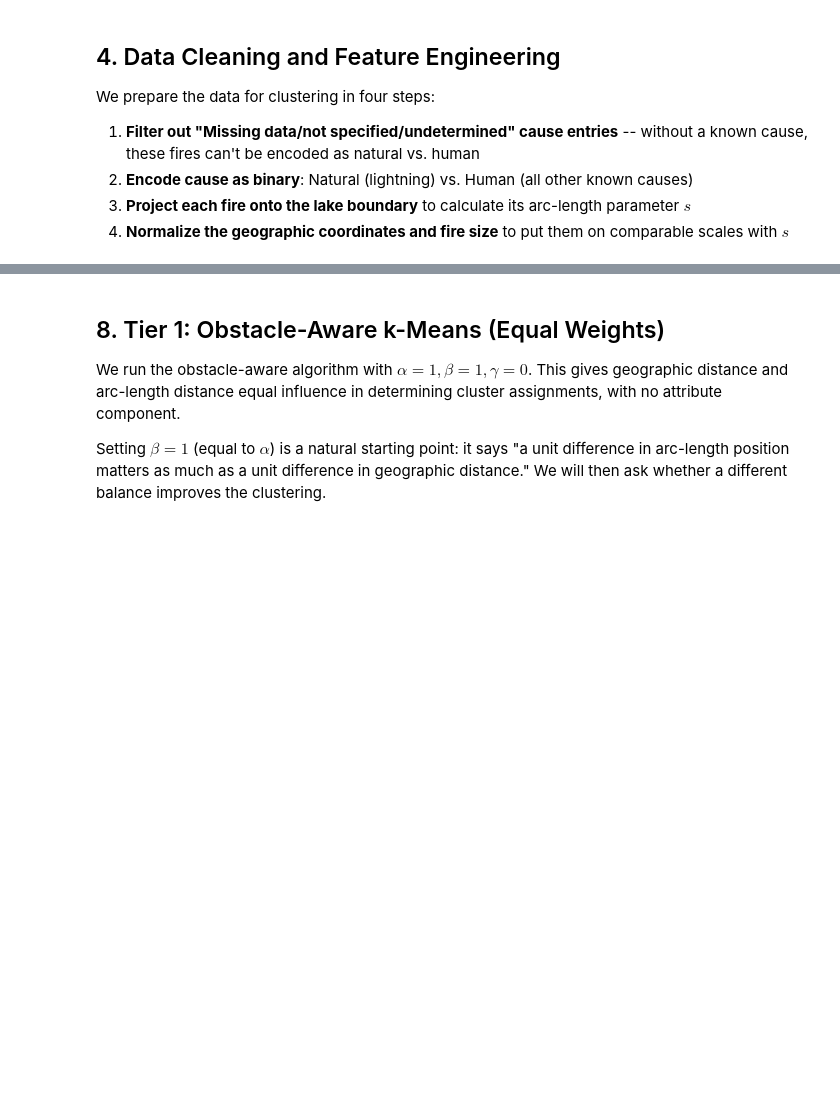
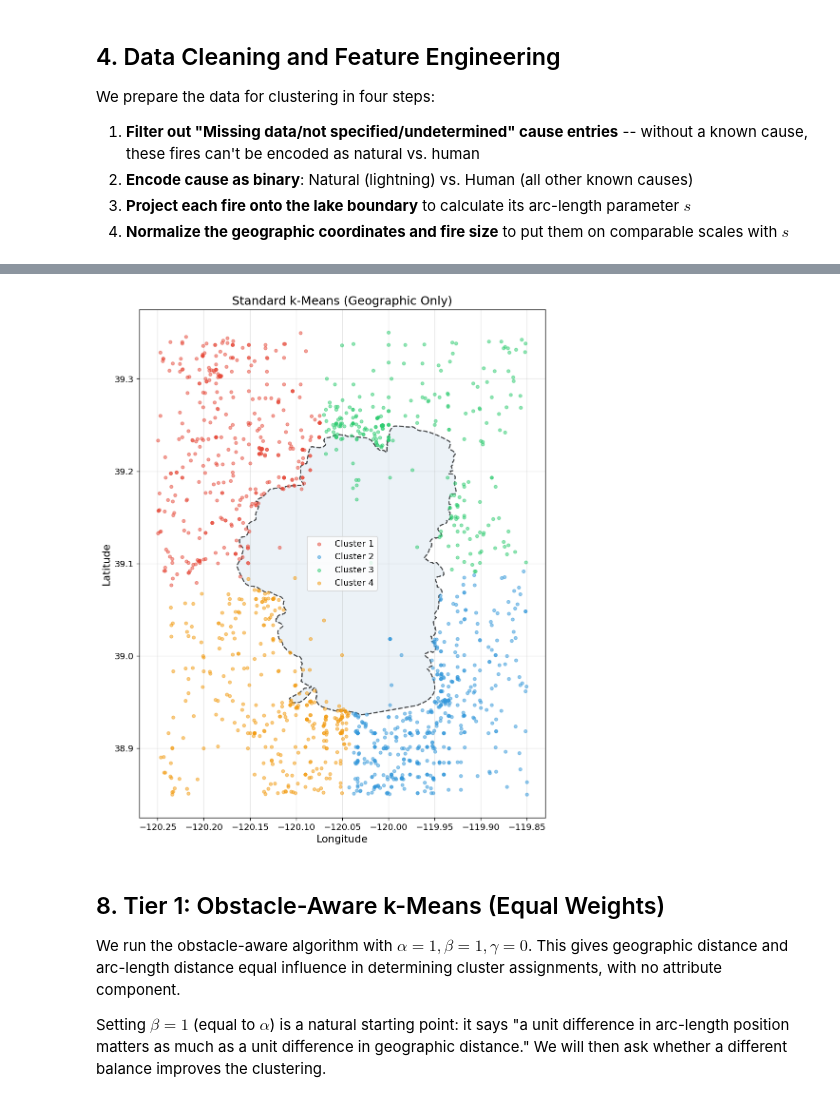
Before and after one commit to Michele-75/obstacle-aware-clustering, a Jupyter notebook: notebooks/03_clustering_wildfires.ipynb, the cells around one changed output, grey strips where cells are left out. Cells and saved outputs as stored; diff of their text form; code cells hidden in the pictures; blank space fills up the shorter version.

```diff
--- a/notebooks/03_clustering_wildfires.ipynb
+++ b/notebooks/03_clustering_wildfires.ipynb
@@ -75,10 +75,19 @@ from obstacle_clustering import (
 from obstacle_clustering.optimization import objective_function
 
 # --- Plot style ---
-plt.rcParams.update({'figure.dpi': 120, 'font.size': 11})
+plt.rcParams.update({
+    'figure.dpi': 120,
+    'font.size': 13,           # base size — affects everything
+    'axes.titlesize': 15,      # subplot titles
+    'axes.labelsize': 13,      # x and y axis labels
+    'xtick.labelsize': 11,     # x tick numbers
+    'ytick.labelsize': 11,     # y tick numbers
+    'legend.fontsize': 11,
+    'figure.titlesize': 16,    # suptitle
+})
 
 # Consistent cluster colors across all plots in this notebook
-CLUSTER_COLORS = ['#e74c3c', '#3498db', '#2ecc71']
+CLUSTER_COLORS = ['#e74c3c', '#3498db', '#2ecc71', '#f39c12']
 
 # --- Caching ---
 # Expensive cells (simulated annealing, objective surfaces) save their
@@ -536,0 +485,11 @@ Features: x_scaled, y_scaled, s
+# %%
+# Standard k-Means on (x, y) only
+k = 4
+kmeans_standard = KMeans(n_clusters=k, random_state=42, n_init=10)
+labels_standard = kmeans_standard.fit_predict(xy_scaled)
+
+print(f'Standard k-Means converged in {kmeans_standard.n_iter_} iterations')
+print(f'\nCluster sizes:')
+for i in range(k):
+    n = np.sum(labels_standard == i)
+    print(f'  Cluster {i+1}: {n} fires')
@@ -537,3 +504,26 @@ Features: x_scaled, y_scaled, s
+# %%
+# Plot standard k-Means results
+fig, ax = plt.subplots(figsize=(10, 10))
+
+for i in range(k):
+    mask = labels_standard == i
+    ax.scatter(fires['LONGITUDE'].values[mask], fires['LATITUDE'].values[mask],
+               c=CLUSTER_COLORS[i], s=15, alpha=0.5, label=f'Cluster {i+1}', zorder=3)
+
+ax.plot(spline_pts[:, 0], spline_pts[:, 1], color='black', linestyle='--',
+        linewidth=1.5, alpha=0.7)
+ax.fill(spline_pts[:, 0], spline_pts[:, 1], alpha=0.1, color='steelblue')
+
+ax.set_xlabel('Longitude')
+ax.set_ylabel('Latitude')
+ax.set_title('Standard k-Means (Geographic Only)')
+ax.legend()
+ax.set_aspect('equal')
+ax.grid(True, alpha=0.3)
+plt.tight_layout()
+plt.show()
+# %% [output]
+[figure, added]
 # %% [markdown]
 ## 8. Tier 1: Obstacle-Aware k-Means (Equal Weights)
 
```
Also changed, not shown: parts of 36 cells of this notebook.
